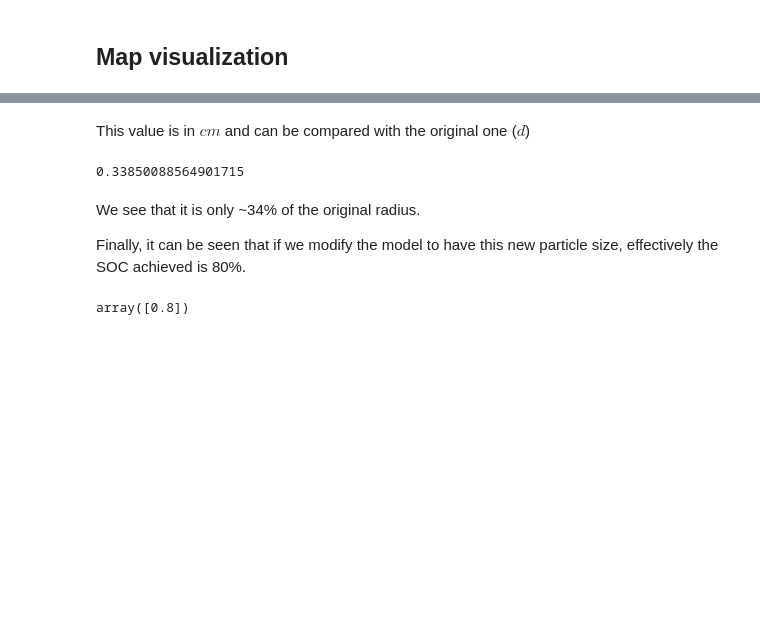
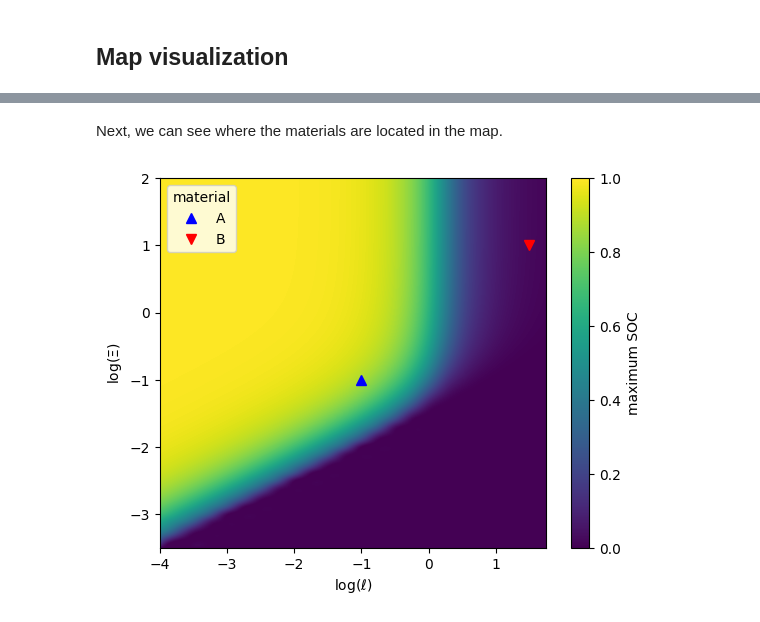
Before and after one commit to fernandezfran/galpynostatic, a Jupyter notebook: docs/source/tutorials/map-driven_analysis.ipynb, the cells around one changed output, grey strips where cells are left out. Cells and saved outputs as stored; diff of their text form; code cells hidden in the pictures; blank space fills up the shorter version.

```diff
--- a/docs/source/tutorials/map-driven_analysis.ipynb
+++ b/docs/source/tutorials/map-driven_analysis.ipynb
@@ -21,3 +10,0 @@ We load the surface data for spherical geometry with a 150 mV cut-off potential
-# %%
-dataset = galpynostatic.datasets.load_spherical()
-z = 3
@@ -24,2 +17,11 @@ z = 3
+# %%
+d = 0.001
+
+materials = {
+    "A": {"dcoeff": 3.7e-9, "k0": 2.03e-7},
+    "B": {"dcoeff": 1.17e-11, "k0": 1.14e-6},
+}
+
+C_rate = np.array([[4.0]])
 # %% [markdown]
 We now have all the information to describe the system in the model.
@@ -32,0 +28,10 @@ greg.k0_ = k0
+# %%
+greg = galpynostatic.model.GalvanostaticRegressor("spherical", d, 3)
+
+for m in ("A", "B"):
+    greg.dcoeff_ = materials[m]["dcoeff"]
+    greg.k0_ = materials[m]["k0"]
+
+    soc_max = greg.predict(C_rate)
+
+    print(f"material {m} has a maximum SOC value of {soc_max[0]:.2f}")
@@ -60,15 +45,26 @@ d_new
-# %% [markdown]
-This value is in $cm$ and can be compared with the original one ($d$)
-# %%
-d_new / d
-# %% [output]
-0.33850088564901715
-# %% [markdown]
-We see that it is only ~34% of the original radius.
-
-Finally, it can be seen that if we modify the model to have this new particle size, effectively the SOC achieved is 80%.
-# %%
-greg.d = d_new
-greg.predict(fifteen_minutes)
-# %% [output]
-array([0.8])
+# %% [markdown]
+Next, we can see where the materials are located in the map.
+# %%
+fig, ax = plt.subplots()
+
+greg = galpynostatic.model.GalvanostaticRegressor("spherical", d, 3)
+ax = greg.plot.render_map(ax=ax)
+
+for m, marker, color in zip(["A", "B"], ["^", "v"], ["blue", "red"]):
+    greg.dcoeff_ = materials[m]["dcoeff"]
+    greg.k0_ = materials[m]["k0"]
+
+    greg.plot.in_render_map(
+        C_rate,
+        ax=ax,
+        marker=marker,
+        markersize=7,
+        linestyle="",
+        color=color,
+        label=m,
+    )
+
+ax.legend(title="material")
+plt.show()
+# %% [output]
+[figure, added]
```
Also changed, not shown: parts of 19 cells of this notebook, 1 other file.
